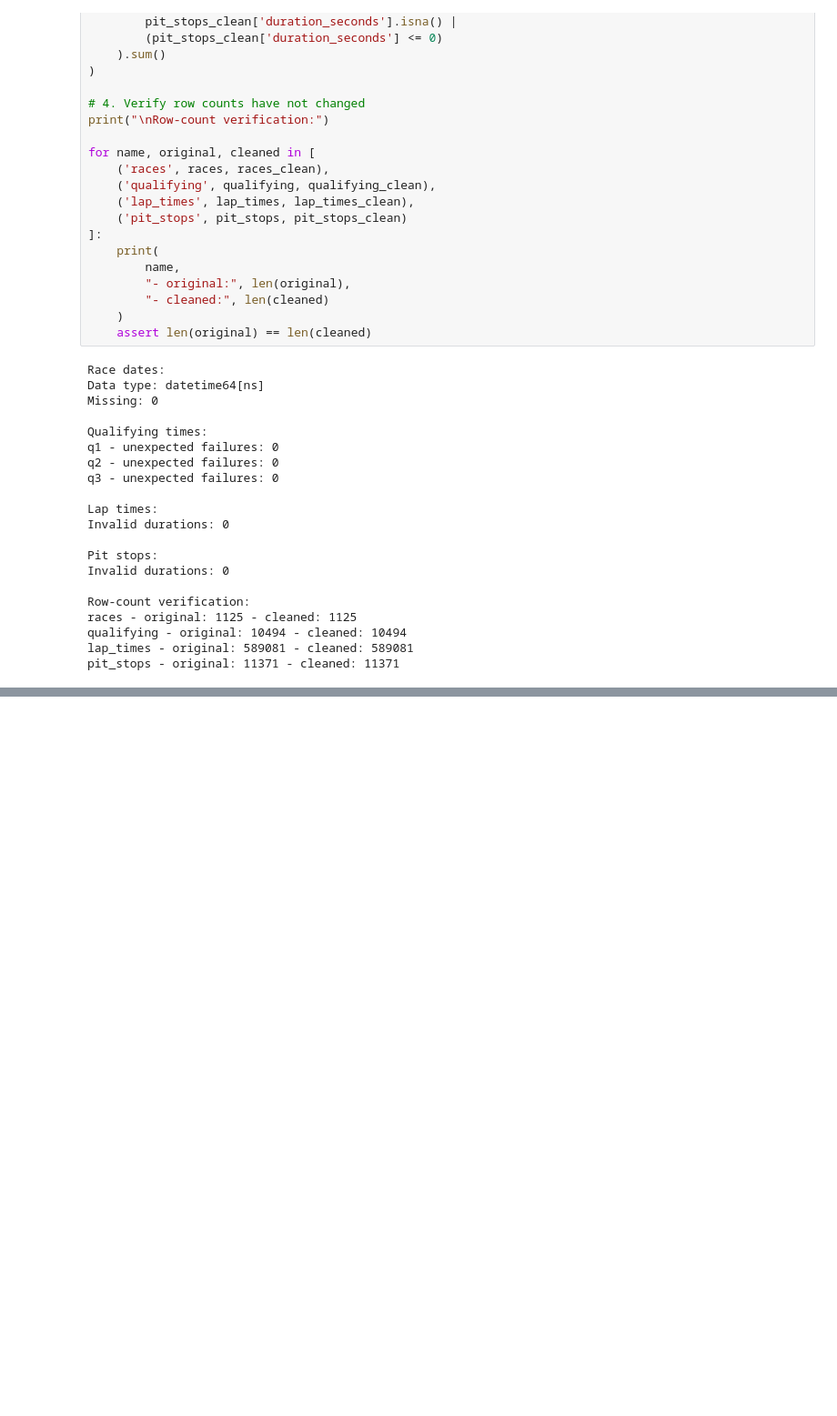
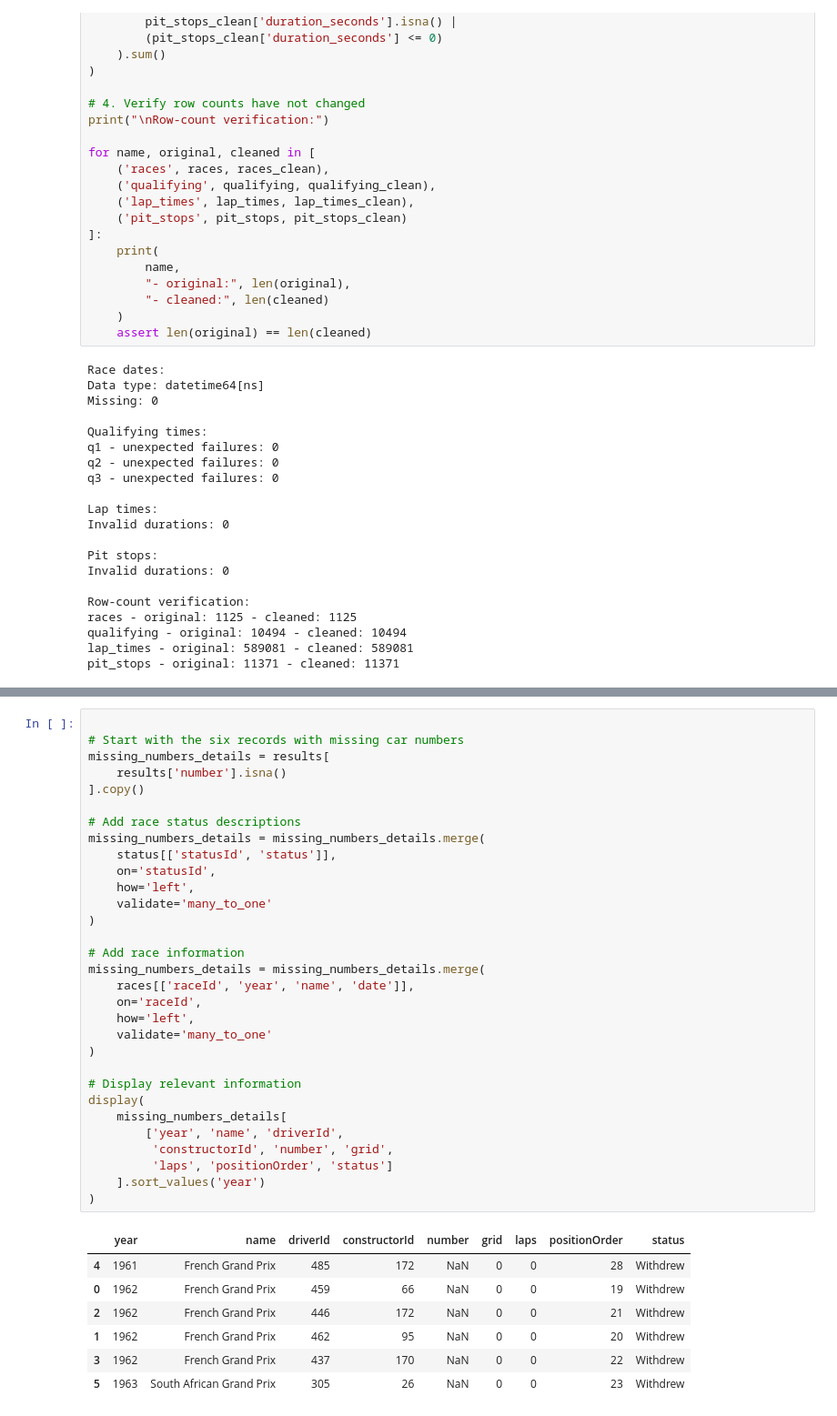
Before and after one commit to rolamedhat/team9_ACL, a Jupyter notebook: milestone1.ipynb, the cells around one changed output, grey strips where cells are left out. Shown at 91% size. Saved outputs shown, nothing was run; the diff lists cells and outputs as text; blank space fills up the shorter version.

```diff
--- a/milestone1.ipynb
+++ b/milestone1.ipynb
@@ -1472,0 +1529,39 @@ pit_stops - original: 11371 - cleaned: 11371
+# %%
+
+# Start with the six records with missing car numbers
+missing_numbers_details = results[
+    results['number'].isna()
+].copy()
+
+# Add race status descriptions
+missing_numbers_details = missing_numbers_details.merge(
+    status[['statusId', 'status']],
+    on='statusId',
+    how='left',
+    validate='many_to_one'
+)
+
+# Add race information
+missing_numbers_details = missing_numbers_details.merge(
+    races[['raceId', 'year', 'name', 'date']],
+    on='raceId',
+    how='left',
+    validate='many_to_one'
+)
+
+# Display relevant information
+display(
+    missing_numbers_details[
+        ['year', 'name', 'driverId',
+         'constructorId', 'number', 'grid',
+         'laps', 'positionOrder', 'status']
+    ].sort_values('year')
+)
+# %% [output]
+|  | year | name | driverId | constructorId | number | grid | laps | positionOrder | status |
+| 4 | 1961 | French Grand Prix | 485 | 172 | NaN | 0 | 0 | 28 | Withdrew |
+| 0 | 1962 | French Grand Prix | 459 | 66 | NaN | 0 | 0 | 19 | Withdrew |
+| 2 | 1962 | French Grand Prix | 446 | 172 | NaN | 0 | 0 | 21 | Withdrew |
+| 1 | 1962 | French Grand Prix | 462 | 95 | NaN | 0 | 0 | 20 | Withdrew |
+| 3 | 1962 | French Grand Prix | 437 | 170 | NaN | 0 | 0 | 22 | Withdrew |
+| 5 | 1963 | South African Grand Prix | 305 | 26 | NaN | 0 | 0 | 23 | Withdrew |
```
Also changed, not shown: parts of 10 cells of this notebook.
